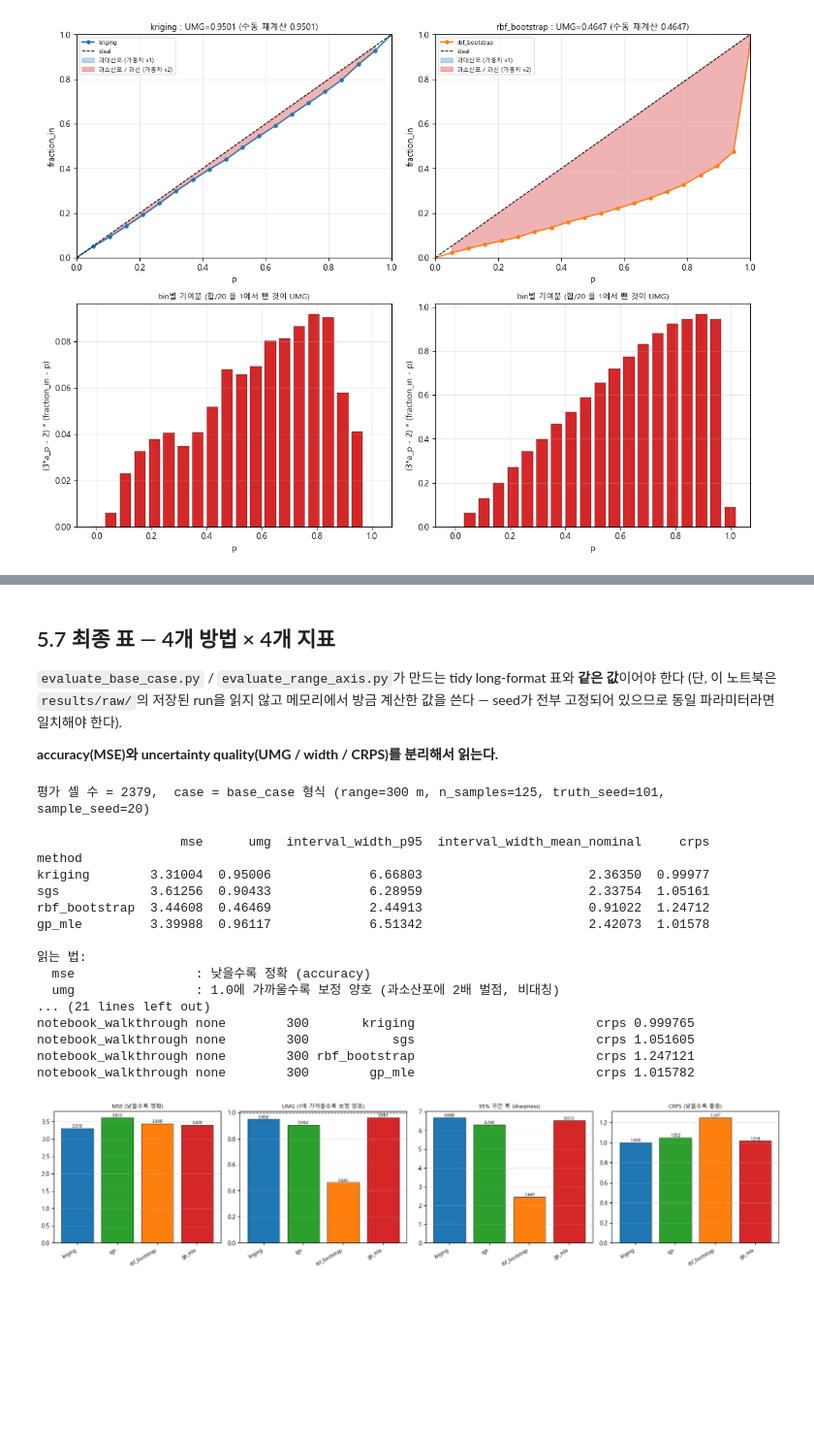
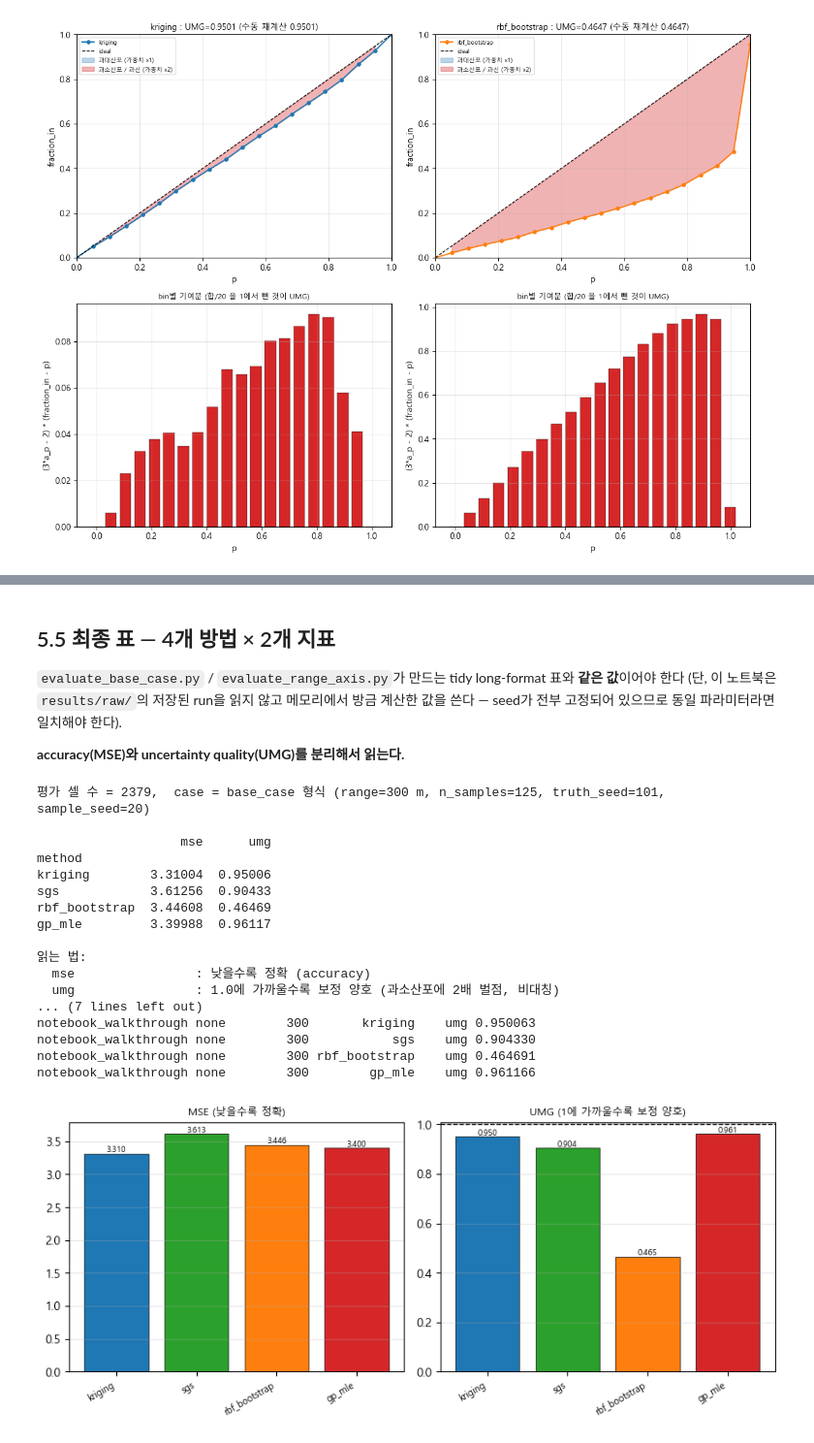
Before and after one commit to ZeroRootJ/NewWorld, a Jupyter notebook: notebooks/method_walkthrough.ipynb, the cells around one changed output, grey strips where cells are left out. Shown at 97% size. Saved outputs shown, nothing was run; the diff lists cells and outputs as text; code cells hidden in the pictures; blank space fills up the shorter version.

```diff
--- a/notebooks/method_walkthrough.ipynb
+++ b/notebooks/method_walkthrough.ipynb
@@ -2310,35 +2059,17 @@ kriging, 같은 셀 (NS mu=0.4719 sd=0.9544, truth=20.5762):
 # %% [markdown]
-## 5.7 최종 표 — 4개 방법 × 4개 지표
+## 5.5 최종 표 — 4개 방법 × 2개 지표
 
 `evaluate_base_case.py` / `evaluate_range_axis.py`가 만드는 tidy long-format 표와 **같은 값**이어야 한다
 (단, 이 노트북은 `results/raw/`의 저장된 run을 읽지 않고 메모리에서 방금 계산한 값을 쓴다 —
 seed가 전부 고정되어 있으므로 동일 파라미터라면 일치해야 한다).
 
-**accuracy(MSE)와 uncertainty quality(UMG / width / CRPS)를 분리해서 읽는다.**
+**accuracy(MSE)와 uncertainty quality(UMG)를 분리해서 읽는다.**
 # %%
 rows = []
 for m in METHODS:
-    if m == "kriging":
-        _a = (vr, vrg, kriging_mod.BACKTR_ZMIN, kriging_mod.BACKTR_ZMAX,
-              kriging_mod.LTAIL, kriging_mod.LTPAR, kriging_mod.UTAIL, kriging_mod.UTPAR,
-              kriging_mod.backtr_value_vectorized)
-        w_all = ev.kriging_interval_widths(kmap_ns_masked, std_ns_masked, *_a)
-        w95 = float(ev.kriging_interval_widths(kmap_ns_masked, std_ns_masked, *_a,
-                                               p_levels=np.array([ev.INTERVAL_WIDTH_HEADLINE_P]))[0])
-        crps_v = ev.kriging_crps(truth_masked, kmap_ns_masked, std_ns_masked, *_a)
-    else:
-        _mu, _sd = unc[m]
-        w_all = ev.gaussian_interval_widths(_mu, _sd)
-        w95 = float(ev.gaussian_interval_widths(_mu, _sd,
-                                                p_levels=np.array([ev.INTERVAL_WIDTH_HEADLINE_P]))[0])
-        crps_v = ev.gaussian_crps(truth_masked, _mu, _sd)
     rows.append({"method": m,
                  "mse": mse_vals[m],
-                 "umg": umg_vals[m],
-                 "interval_width_p95": w95,
-                 "interval_width_mean_nominal": float(np.mean(w_all)),
-                 "crps": crps_v})
-
+                 "umg": umg_vals[m]})
 summary = pd.DataFrame(rows).set_index("method").loc[METHODS]
 print("평가 셀 수 = %d,  case = base_case 형식 (range=%g m, n_samples=%d, truth_seed=%d, sample_seed=%d)"
       % (int(mask.sum()), RANGE, N_SAMPLES, TRUTH_SEED, SAMPLE_SEED))
@@ -2348,53 +2079,50 @@ print()
 print("읽는 법:")
 print("  mse                : 낮을수록 정확 (accuracy)")
 print("  umg                : 1.0에 가까울수록 보정 양호 (과소산포에 2배 벌점, 비대칭)")
-print("  interval_width_p95 : 좁을수록 sharp — 좋다/나쁘다가 아니라 umg와 함께 읽어야 한다")
-print("  crps               : 낮을수록 좋음 (proper scoring rule, 보정+sharpness 동시)")
 
 # tidy long-format 으로도 출력 (results/processed/* 의 metrics.csv 형식)
 tidy = summary.reset_index().melt(id_vars="method", var_name="metric", value_name="value")
 tidy.insert(0, "case", "notebook_walkthrough")
 tidy.insert(1, "axis", "none")
 tidy.insert(2, "axis_level", "%g" % RANGE)
 print()
 print("tidy long-format (저장하지 않음, 형식 확인용):")
 print(tidy.to_string(index=False))
 
-fig, axes = plt.subplots(1, 4, figsize=(17, 4))
+fig, axes = plt.subplots(1, 2, figsize=(9, 4))
 for ax, col, ttl in zip(axes,
-                        ["mse", "umg", "interval_width_p95", "crps"],
-                        ["MSE (낮을수록 정확)", "UMG (1에 가까울수록 보정 양호)",
-                         "95% 구간 폭 (sharpness)", "CRPS (낮을수록 좋음)"]):
+                        ["mse", "umg"],
+                        ["MSE (낮을수록 정확)", "UMG (1에 가까울수록 보정 양호)"]):
     ax.bar(range(len(METHODS)), summary[col].values,
            color=[COLORS[m] for m in METHODS], edgecolor="k", linewidth=0.5)
     ax.set_xticks(range(len(METHODS)))
     ax.set_xticklabels(METHODS, rotation=30, ha="right", fontsize=8)
     ax.set_title(ttl, fontsize=9)
     ax.grid(alpha=0.3, axis="y")
     for i, v in enumerate(summary[col].values):
         ax.text(i, v, "%.3f" % v, ha="center", va="bottom", fontsize=7)
     if col == "umg":
         ax.axhline(1.0, color="k", ls="--", lw=1)
 plt.tight_layout()
 # %% [output]
 평가 셀 수 = 2379,  case = base_case 형식 (range=300 m, n_samples=125, truth_seed=101, sample_seed=20)
 
-                   mse      umg  interval_width_p95  interval_width_mean_nominal     crps
+                   mse      umg
 method
-kriging        3.31004  0.95006             6.66803                      2.36350  0.99977
-sgs            3.61256  0.90433             6.28959                      2.33754  1.05161
-rbf_bootstrap  3.44608  0.46469             2.44913                      0.91022  1.24712
-gp_mle         3.39988  0.96117             6.51342                      2.42073  1.01578
+kriging        3.31004  0.95006
+sgs            3.61256  0.90433
+rbf_bootstrap  3.44608  0.46469
+gp_mle         3.39988  0.96117
 
 읽는 법:
   mse                : 낮을수록 정확 (accuracy)
   umg                : 1.0에 가까울수록 보정 양호 (과소산포에 2배 벌점, 비대칭)
-... (21 lines left out)
-notebook_walkthrough none        300       kriging                        crps 0.999765
-notebook_walkthrough none        300           sgs                        crps 1.051605
-notebook_walkthrough none        300 rbf_bootstrap                        crps 1.247121
-notebook_walkthrough none        300        gp_mle                        crps 1.015782
+... (7 lines left out)
+notebook_walkthrough none        300       kriging    umg 0.950063
+notebook_walkthrough none        300           sgs    umg 0.904330
+notebook_walkthrough none        300 rbf_bootstrap    umg 0.464691
+notebook_walkthrough none        300        gp_mle    umg 0.961166
-[figure, old version]
+[figure, new version]
 # %% [markdown]
 ---
 ## 검증 체크리스트 요약
```
Also changed, not shown: parts of 10 cells of this notebook, 30 other files.
